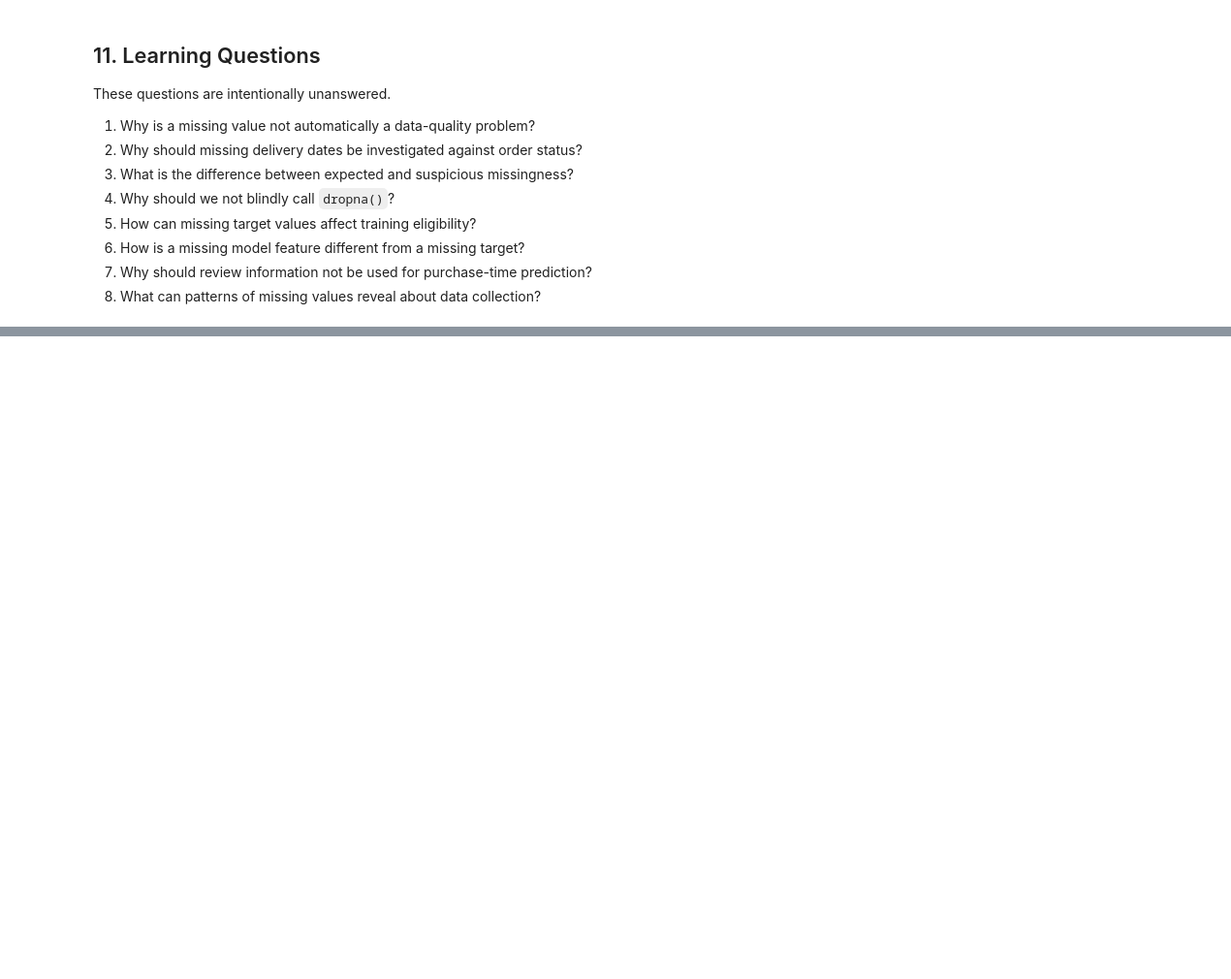
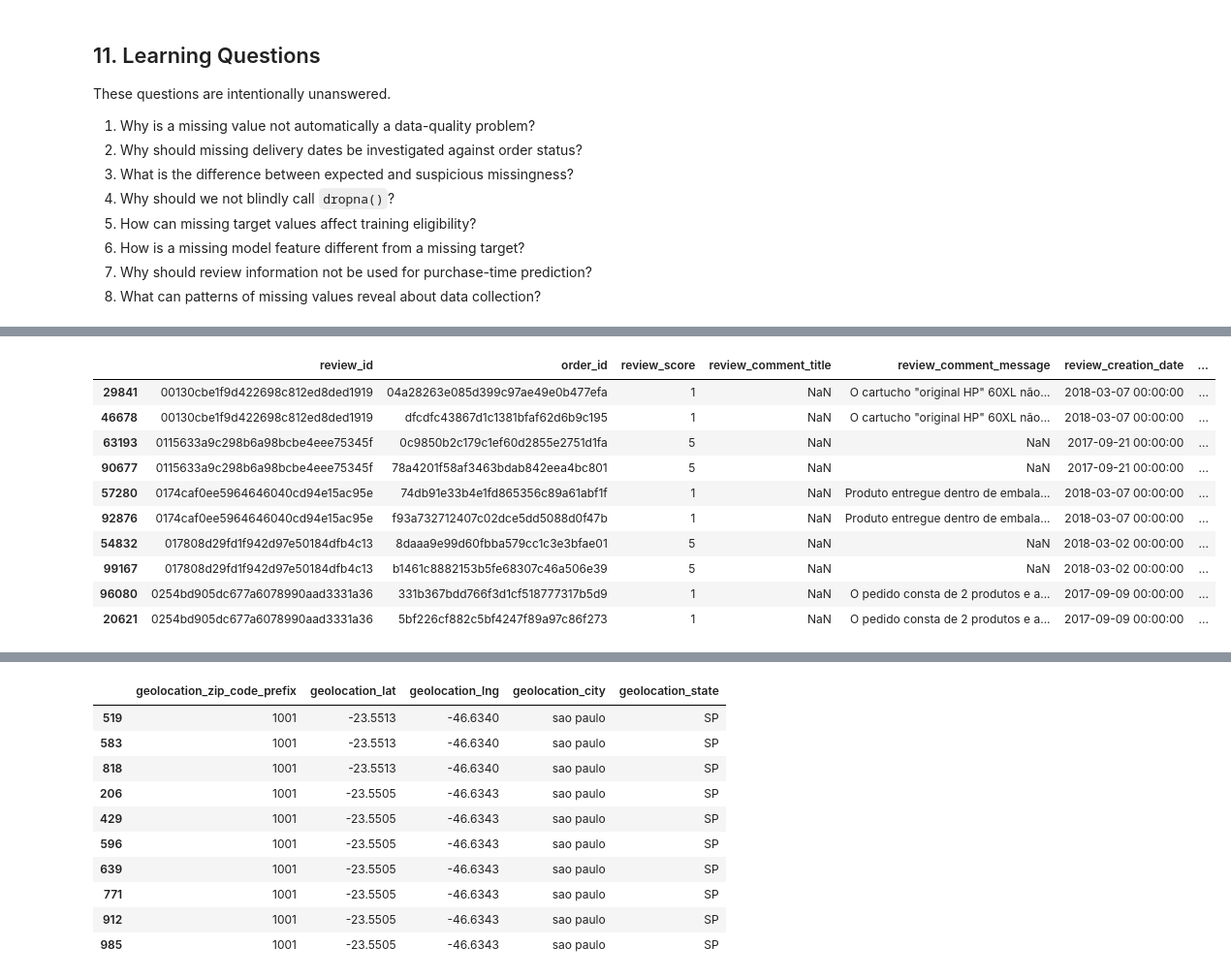
Before and after one commit to mmubashir95/ecommerce-delivery-intelligence, a Jupyter notebook: notebooks/02_data_quality.ipynb, the cells around one changed output, grey strips where cells are left out. Shown at 97% size. Saved outputs shown, nothing was run; the diff lists cells and outputs as text; code cells hidden in the pictures; blank space fills up the shorter version.

```diff
--- a/notebooks/02_data_quality.ipynb
+++ b/notebooks/02_data_quality.ipynb
@@ -984,0 +1230,34 @@ These questions are intentionally unanswered.
+# %%
+# Samples are limited to repeated identifiers that need interpretation. Tables
+# whose expected primary/composite keys are unique have no suspicious sample.
+repeated_review_id_mask = reviews["review_id"].duplicated(keep=False)
+repeated_review_order_mask = reviews["order_id"].duplicated(keep=False)
+exact_geolocation_duplicate_mask = geolocation.duplicated(keep=False)
+
+display(
+    reviews.loc[repeated_review_id_mask]
+    .sort_values(["review_id", "order_id"])
+    .head(10)
+)
+display(
+    reviews.loc[repeated_review_order_mask]
+    .sort_values(["order_id", "review_id"])
+    .head(10)
+)
+display(
+    geolocation.loc[exact_geolocation_duplicate_mask]
+    .sort_values(list(geolocation.columns))
+    .head(10)
+)
+# %% [output]
+|  | review_id | order_id | review_score | review_comment_title | review_comment_message | review_creation_date | ... |
+| 29841 | 00130cbe1f9d422698c812ed8ded1919 | 04a28263e085d399c97ae49e0b477efa | 1 | NaN | O cartucho "original HP" 60XL não... | 2018-03-07 00:00:00 | ... |
+| 46678 | 00130cbe1f9d422698c812ed8ded1919 | dfcdfc43867d1c1381bfaf62d6b9c195 | 1 | NaN | O cartucho "original HP" 60XL não... | 2018-03-07 00:00:00 | ... |
+| 63193 | 0115633a9c298b6a98bcbe4eee75345f | 0c9850b2c179c1ef60d2855e2751d1fa | 5 | NaN | NaN | 2017-09-21 00:00:00 | ... |
+| 90677 | 0115633a9c298b6a98bcbe4eee75345f | 78a4201f58af3463bdab842eea4bc801 | 5 | NaN | NaN | 2017-09-21 00:00:00 | ... |
+| 57280 | 0174caf0ee5964646040cd94e15ac95e | 74db91e33b4e1fd865356c89a61abf1f | 1 | NaN | Produto entregue dentro de embala... | 2018-03-07 00:00:00 | ... |
+| 92876 | 0174caf0ee5964646040cd94e15ac95e | f93a732712407c02dce5dd5088d0f47b | 1 | NaN | Produto entregue dentro de embala... | 2018-03-07 00:00:00 | ... |
+| 54832 | 017808d29fd1f942d97e50184dfb4c13 | 8daaa9e99d60fbba579cc1c3e3bfae01 | 5 | NaN | NaN | 2018-03-02 00:00:00 | ... |
+| 99167 | 017808d29fd1f942d97e50184dfb4c13 | b1461c8882153b5fe68307c46a506e39 | 5 | NaN | NaN | 2018-03-02 00:00:00 | ... |
+| 96080 | 0254bd905dc677a6078990aad3331a36 | 331b367bdd766f3d1cf518777317b5d9 | 1 | NaN | O pedido consta de 2 produtos e a... | 2017-09-09 00:00:00 | ... |
+| 20621 | 0254bd905dc677a6078990aad3331a36 | 5bf226cf882c5bf4247f89a97c86f273 | 1 | NaN | O pedido consta de 2 produtos e a... | 2017-09-09 00:00:00 | ... |
@@ -984,0 +1275,11 @@ These questions are intentionally unanswered.
+|  | geolocation_zip_code_prefix | geolocation_lat | geolocation_lng | geolocation_city | geolocation_state |
+| 519 | 1001 | -23.5513 | -46.6340 | sao paulo | SP |
+| 583 | 1001 | -23.5513 | -46.6340 | sao paulo | SP |
+| 818 | 1001 | -23.5513 | -46.6340 | sao paulo | SP |
+| 206 | 1001 | -23.5505 | -46.6343 | sao paulo | SP |
+| 429 | 1001 | -23.5505 | -46.6343 | sao paulo | SP |
+| 596 | 1001 | -23.5505 | -46.6343 | sao paulo | SP |
+| 639 | 1001 | -23.5505 | -46.6343 | sao paulo | SP |
+| 771 | 1001 | -23.5505 | -46.6343 | sao paulo | SP |
+| 912 | 1001 | -23.5505 | -46.6343 | sao paulo | SP |
+| 985 | 1001 | -23.5505 | -46.6343 | sao paulo | SP |
```
Also changed, not shown: parts of 18 cells of this notebook.
